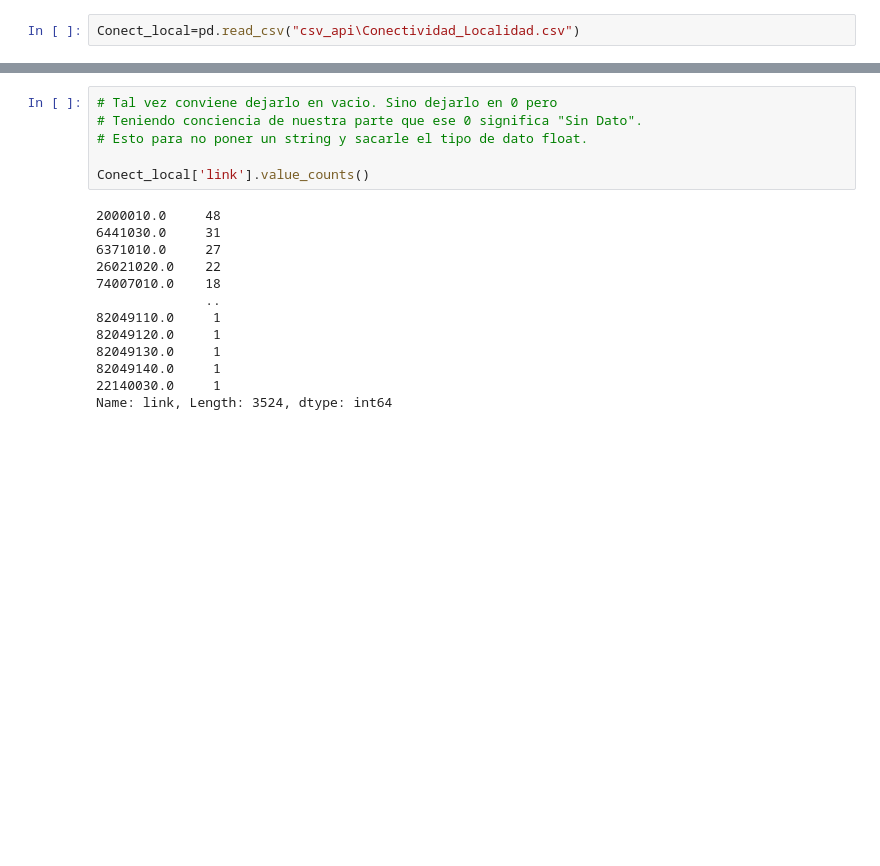
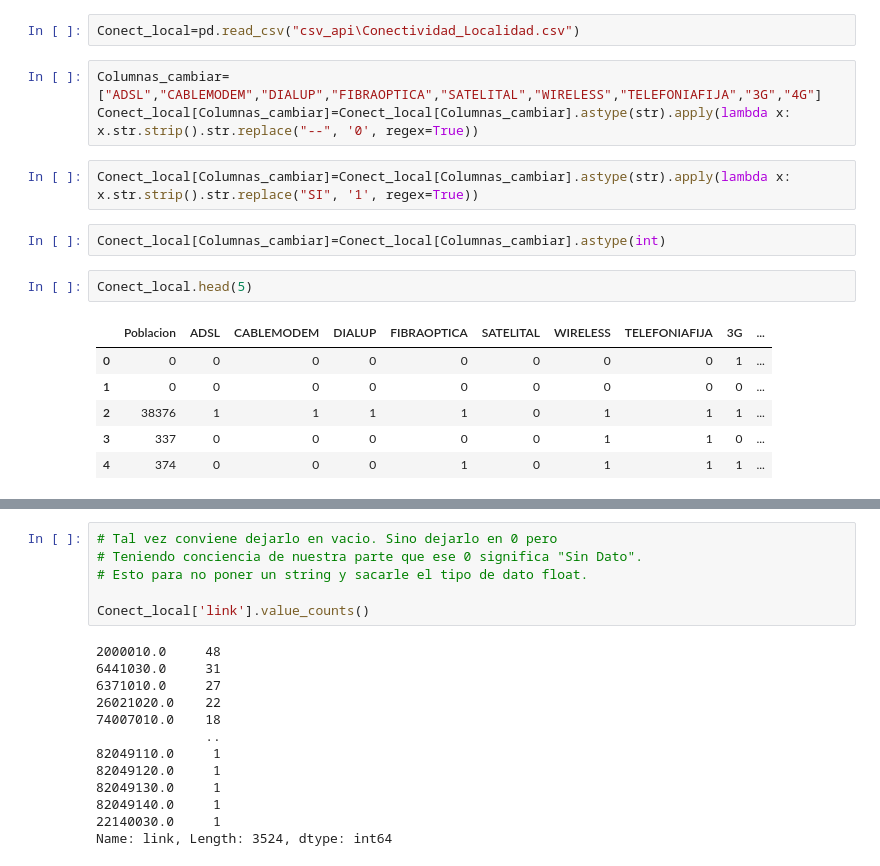
Before and after one commit to A-Lasso/Proyecto_Individual2, a Jupyter notebook: ETL.ipynb, the cells around one changed output, grey strips where cells are left out. Cells and saved outputs as stored; diff of their text form; blank space fills up the shorter version.

```diff
--- a/ETL.ipynb
+++ b/ETL.ipynb
@@ -1855,5 +1851,21 @@ Acces_Inter_Prov_Vel1.to_csv("csv_api/Acces_Inter_Prov_Vel.csv",index=False)
 # %%
 Conect_local=pd.read_csv("csv_api\Conectividad_Localidad.csv")
+# %%
+Columnas_cambiar=["ADSL","CABLEMODEM","DIALUP","FIBRAOPTICA","SATELITAL","WIRELESS","TELEFONIAFIJA","3G","4G"]
+Conect_local[Columnas_cambiar]=Conect_local[Columnas_cambiar].astype(str).apply(lambda x: x.str.strip().str.replace("--", '0', regex=True))
+# %%
+Conect_local[Columnas_cambiar]=Conect_local[Columnas_cambiar].astype(str).apply(lambda x: x.str.strip().str.replace("SI", '1', regex=True))
+# %%
+Conect_local[Columnas_cambiar]=Conect_local[Columnas_cambiar].astype(int)
+# %%
+Conect_local.head(5)
+# %% [output]
+|  | Poblacion | ADSL | CABLEMODEM | DIALUP | FIBRAOPTICA | SATELITAL | WIRELESS | TELEFONIAFIJA | 3G | ... |
+| 0 | 0 | 0 | 0 | 0 | 0 | 0 | 0 | 0 | 1 | ... |
+| 1 | 0 | 0 | 0 | 0 | 0 | 0 | 0 | 0 | 0 | ... |
+| 2 | 38376 | 1 | 1 | 1 | 1 | 0 | 1 | 1 | 1 | ... |
+| 3 | 337 | 0 | 0 | 0 | 0 | 0 | 1 | 1 | 0 | ... |
+| 4 | 374 | 0 | 0 | 0 | 1 | 0 | 1 | 1 | 1 | ... |
 # %%
 Conect_local[Conect_local['link'].isna()]
 # %% [output]
```
Also changed, not shown: parts of 24 cells of this notebook, 1 other file.
